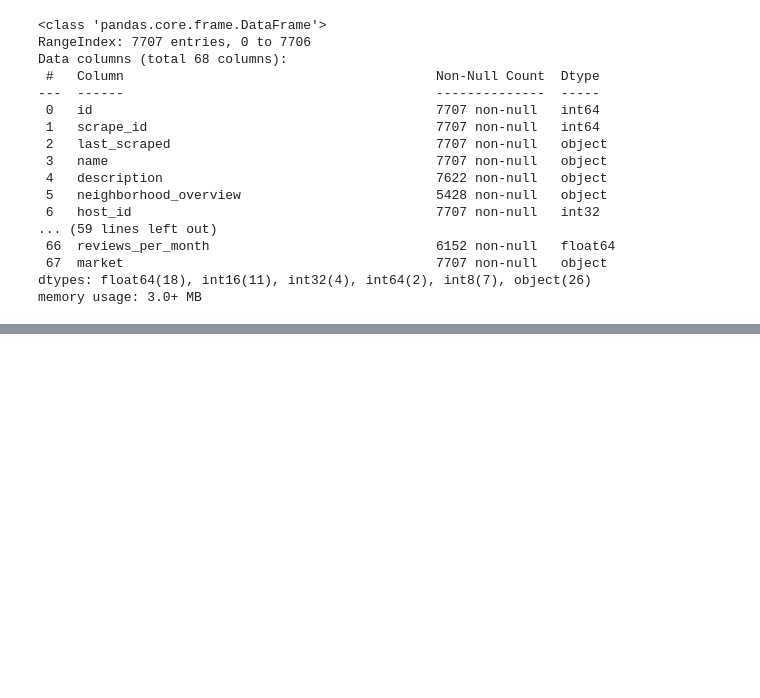
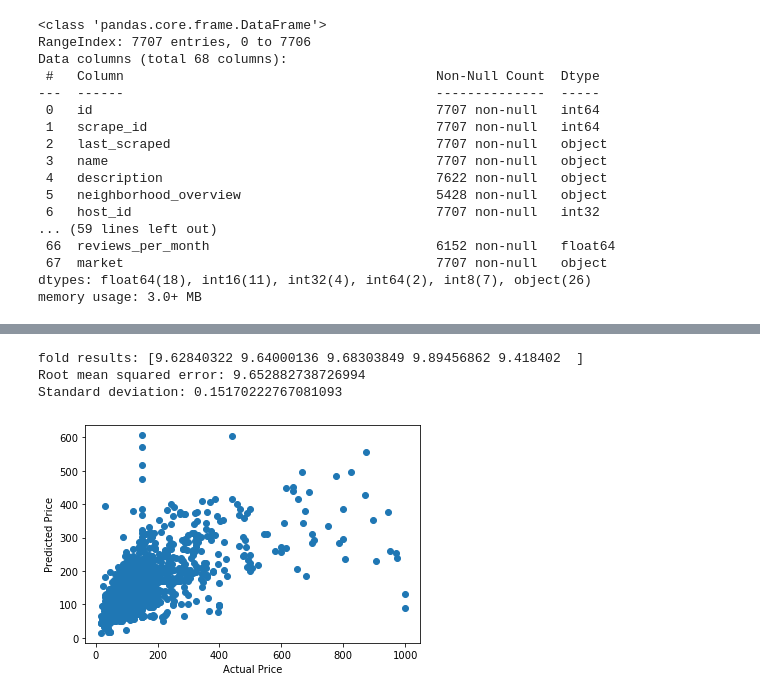
Before and after one commit to kobrinsam/airbnb-pricing-dashboard, a Jupyter notebook: eda.ipynb, the cells around one changed output, grey strips where cells are left out. Saved outputs shown, nothing was run; the diff lists cells and outputs as text; code cells hidden in the pictures; blank space fills up the shorter version.

```diff
--- a/eda.ipynb
+++ b/eda.ipynb
@@ -381,0 +250,41 @@ write_to_snowflake(df, 'ALBANY_MARKET_LISTINGS')
+# %%
+# Drop columns that begin with 'neighborhood_clean'
+df_encoded = df_encoded.drop(df_encoded.filter(like='neighbourhood_cleansed').columns, axis=1)
+# Drop columns that end with '_f' which are the second half of the one-hot encoded columns
+df_encoded = df_encoded.drop(df_encoded.filter(like='_f').columns, axis=1)
+# Define the target variable and the feature matrix
+X = df_encoded.drop('price', axis=1)
+y = df_encoded['price']
+
+# Split the data into training and test sets
+X_train, X_test, y_train, y_test = train_test_split(X, y, test_size=0.2, random_state=42)
+
+# Create a Linear Regression model
+lr = LinearRegression()
+# Define RMSE scorer
+rmse_scorer = make_scorer(mean_squared_error, greater_is_better=False, squared=False)
+# Perform 5-fold cross validation with RMSE
+scores = cross_val_score(lr, X, y, cv=5, scoring=rmse_scorer)
+rmse_cv = np.sqrt(abs(scores))
+print(f"fold results: {rmse_cv}")
+print(f"Root mean squared error: {rmse_cv.mean()}")
+print(f"Standard deviation: {rmse_cv.std()}")
+# Fit the model
+lr.fit(X_train, y_train)
+#make predictions
+y_pred = lr.predict(X_test)
+# Calculate the RMSE
+rmse = np.sqrt(mean_squared_error(y_test, y_pred))
+#plot the results
+plt.scatter(y_test, y_pred)
+# Add labels
+plt.xlabel('Actual Price')
+plt.ylabel('Predicted Price')
+
+# Display the plot
+plt.show()
+# %% [output]
+fold results: [9.62840322 9.64000136 9.68303849 9.89456862 9.418402  ]
+Root mean squared error: 9.652882738726994
+Standard deviation: 0.15170222767081093
+[figure, added]
```
Also changed, not shown: parts of 46 cells of this notebook, 7 other files.
